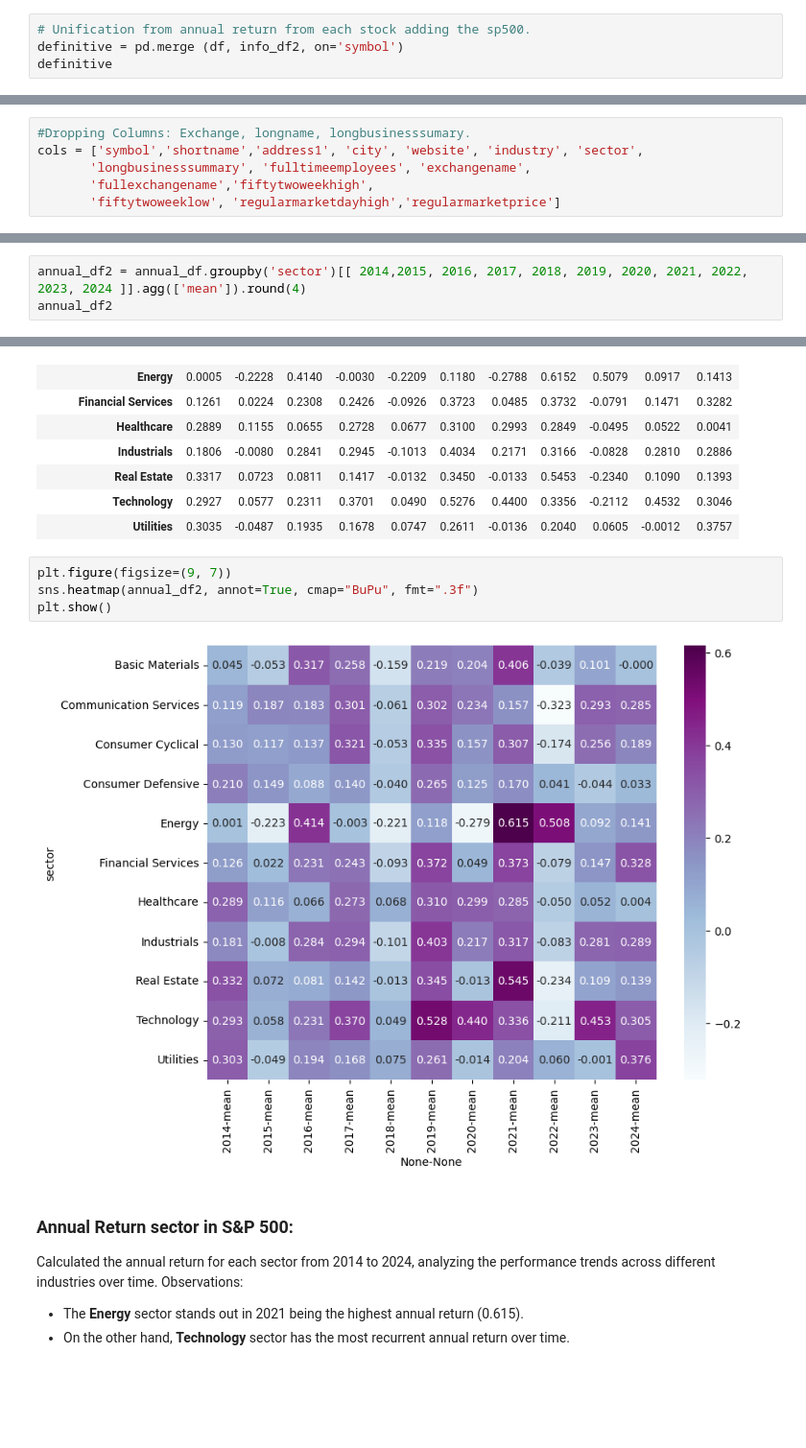
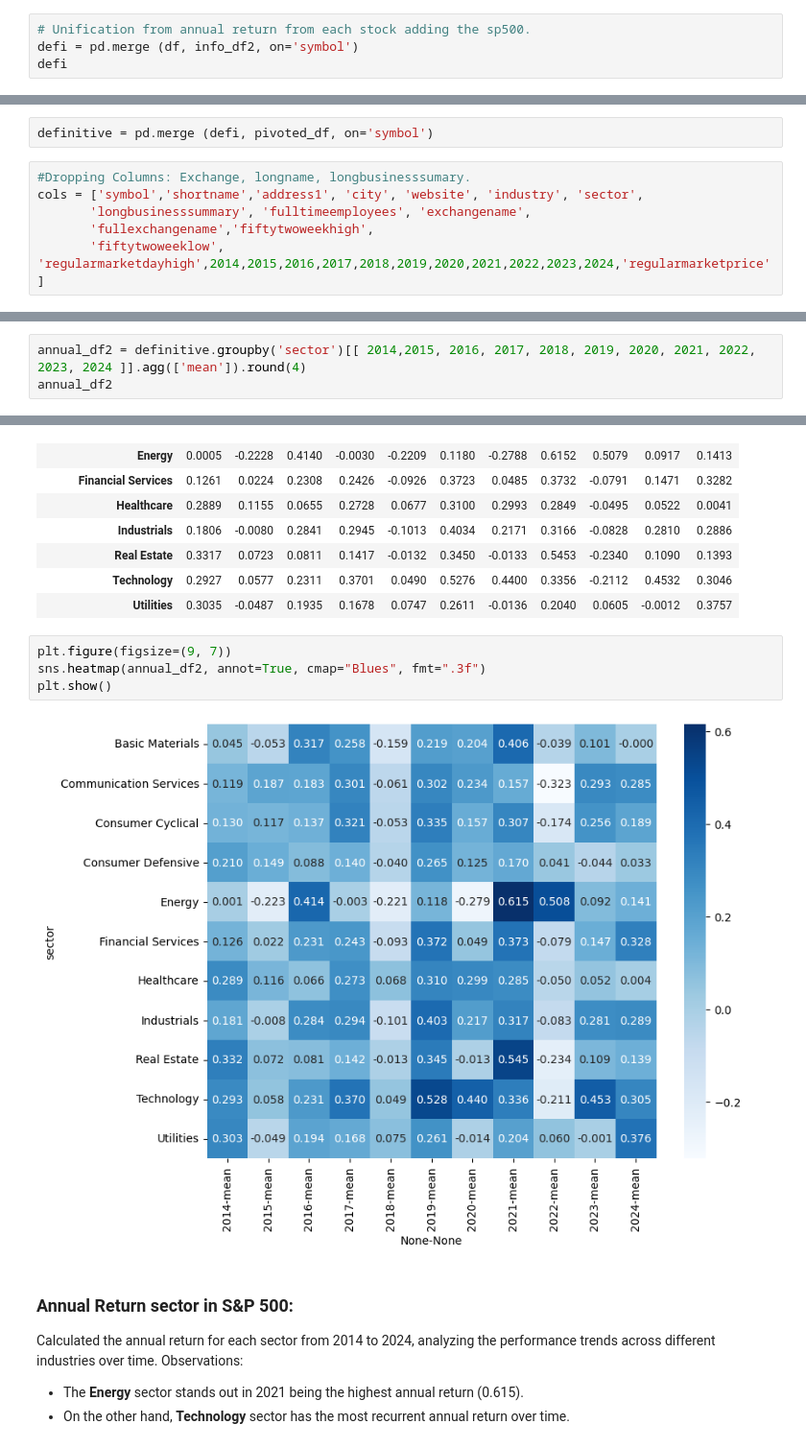
Before and after one commit to marsalmorera/streamlit-stock, a Jupyter notebook: final_test.ipynb, the cells around one changed output, grey strips where cells are left out. Shown at 96% size. Cells and saved outputs as stored; diff of their text form; blank space fills up the shorter version.

```diff
--- a/final_test.ipynb
+++ b/final_test.ipynb
@@ -265,8 +229,8 @@ pivoted_df
 504 rows × 11 columns
 # %%
 # Unification from annual return from each stock adding the sp500.
-definitive = pd.merge (df, info_df2, on='symbol')
-definitive
+defi = pd.merge (df, info_df2, on='symbol')
+defi
 # %% [output]
 |  | symbol | address1 | city | website | industry | sector | longbusinesssummary | fulltimeemployees | ... |
 | 0 | MMM | 3M Center | Saint Paul | https://www.3m.com | Conglomerates | Industrials | 3M Company provides diversified t... | 85000.0 | ... |
@@ -293,11 +248,13 @@ Index(['symbol', 'address1', 'city', 'website', 'industry', 'sector',
 # %% [markdown]
 <h3 style="color: #4682B4;"> 2.5 | Moving target to the right </h3>
+# %%
+definitive = pd.merge (defi, pivoted_df, on='symbol')
 # %%
 #Dropping Columns: Exchange, longname, longbusinesssumary.
 cols = ['symbol','shortname','address1', 'city', 'website', 'industry', 'sector',
        'longbusinesssummary', 'fulltimeemployees', 'exchangename',
        'fullexchangename','fiftytwoweekhigh',
-       'fiftytwoweeklow', 'regularmarketdayhigh','regularmarketprice']
+       'fiftytwoweeklow', 'regularmarketdayhigh',2014,2015,2016,2017,2018,2019,2020,2021,2022,2023,2024,'regularmarketprice']
 # %%
 definitive = definitive[cols]
 definitive.head()
@@ -515,5 +463,5 @@ annual_df
 # %%
-annual_df2 = annual_df.groupby('sector')[[ 2014,2015, 2016, 2017, 2018, 2019, 2020, 2021, 2022, 2023, 2024 ]].agg(['mean']).round(4)
+annual_df2 = definitive.groupby('sector')[[ 2014,2015, 2016, 2017, 2018, 2019, 2020, 2021, 2022, 2023, 2024 ]].agg(['mean']).round(4)
 annual_df2
 # %% [output]
 |  | 2014 | 2015 | 2016 | 2017 | 2018 | 2019 | 2020 | 2021 | 2022 | 2023 | 2024 |
@@ -532,10 +480,10 @@ annual_df2
 | Utilities | 0.3035 | -0.0487 | 0.1935 | 0.1678 | 0.0747 | 0.2611 | -0.0136 | 0.2040 | 0.0605 | -0.0012 | 0.3757 |
 # %%
 plt.figure(figsize=(9, 7))
-sns.heatmap(annual_df2, annot=True, cmap="BuPu", fmt=".3f")
+sns.heatmap(annual_df2, annot=True, cmap="Blues", fmt=".3f")
 plt.show()
 # %% [output]
-[figure, old version]
+[figure, new version]
 # %% [markdown]
 ### Annual Return sector in S&P 500:
 
```
Also changed, not shown: parts of 65 cells of this notebook.
